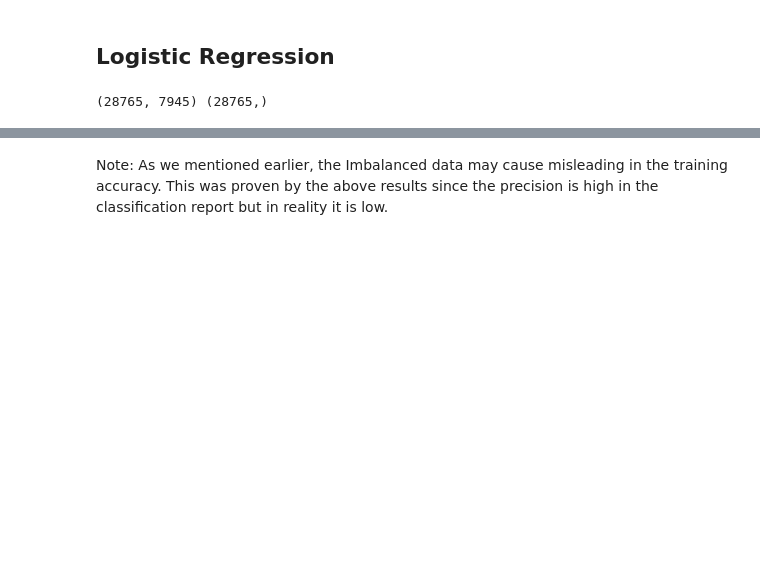
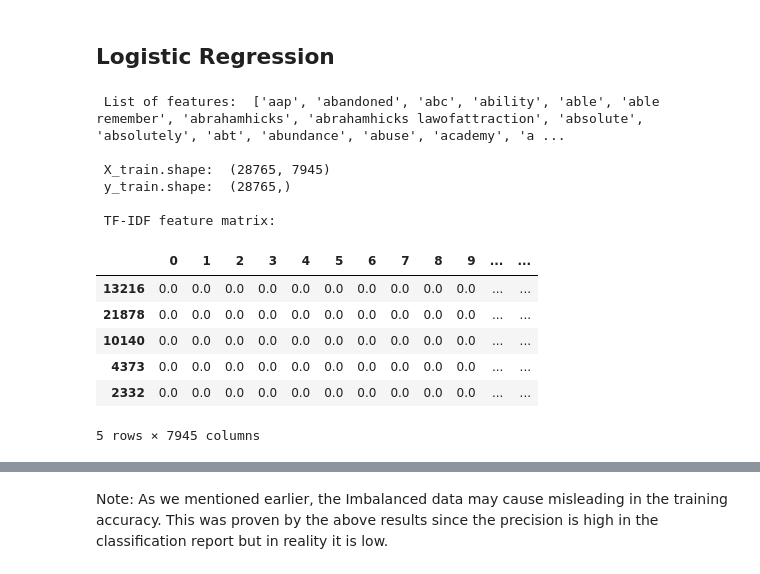
Before and after one commit to Mohamed-derbeli/Hate_Speech_Detection_Using_Transformers, a Jupyter notebook: Hate_Speech_Detection_Colab.ipynb, the cells around one changed output, grey strips where cells are left out. Drawn from its saved outputs; the diff is of its cells as text; code cells hidden in the pictures; blank space fills up the shorter version.

```diff
--- a/Hate_Speech_Detection_Colab.ipynb
+++ b/Hate_Speech_Detection_Colab.ipynb
@@ -334,19 +331,36 @@ plt.show()
 # %%
 X=df['cleaned_phrase']
 y = df["label"].astype(int)
 
-#TF-IDF Features-F1
-tfidf_vectorizer = TfidfVectorizer(ngram_range=(1, 2),max_df=0.75, min_df=5, max_features=10000)
+#TF-IDF: Term Frequency-Inverse Document Frequency: this is used to get the importance of each word in the text (high frequency= less importance)
+tfidf_vectorizer = TfidfVectorizer(ngram_range=(1, 2),max_df=0.75, min_df=5,max_features=10000)
+
 # TF-IDF feature matrix
 X = tfidf_vectorizer.fit_transform(X)
+
+print("\n List of features: ",tfidf_vectorizer.get_feature_names())
 
 # If you don't specify the random_state in the code, then every time you run(execute) your code
 # a new random value is generated and the train and test datasets would have different values each time.
 
 X_train_tfidf, X_test_tfidf, y_train, y_test = train_test_split(X, y, random_state=42, test_size=0.1,shuffle=True)
-print(X_train_tfidf.shape,y_train.shape)
+print("\n X_train.shape: ",X_train_tfidf.shape,"\n y_train.shape: ",y_train.shape)
+print("\n TF-IDF feature matrix:")
+pd.DataFrame(X.toarray()).sample(5)
 # %% [output]
-(28765, 7945) (28765,)
+ List of features:  ['aap', 'abandoned', 'abc', 'ability', 'able', 'able remember', 'abrahamhicks', 'abrahamhicks lawofattraction', 'absolute', 'absolutely', 'abt', 'abundance', 'abuse', 'academy', 'a ...
+
+ X_train.shape:  (28765, 7945)
+ y_train.shape:  (28765,)
+
+ TF-IDF feature matrix:
+|  | 0 | 1 | 2 | 3 | 4 | 5 | 6 | 7 | 8 | 9 | ... | ... |
+| 13216 | 0.0 | 0.0 | 0.0 | 0.0 | 0.0 | 0.0 | 0.0 | 0.0 | 0.0 | 0.0 | ... | ... |
+| 21878 | 0.0 | 0.0 | 0.0 | 0.0 | 0.0 | 0.0 | 0.0 | 0.0 | 0.0 | 0.0 | ... | ... |
+| 10140 | 0.0 | 0.0 | 0.0 | 0.0 | 0.0 | 0.0 | 0.0 | 0.0 | 0.0 | 0.0 | ... | ... |
+| 4373 | 0.0 | 0.0 | 0.0 | 0.0 | 0.0 | 0.0 | 0.0 | 0.0 | 0.0 | 0.0 | ... | ... |
+| 2332 | 0.0 | 0.0 | 0.0 | 0.0 | 0.0 | 0.0 | 0.0 | 0.0 | 0.0 | 0.0 | ... | ... |
+5 rows × 7945 columns
 # %%
 model1 = LogisticRegression().fit(X_train_tfidf,y_train)
 y_preds = model1.predict(X_test_tfidf)
```
Also changed, not shown: parts of 13 cells of this notebook.
